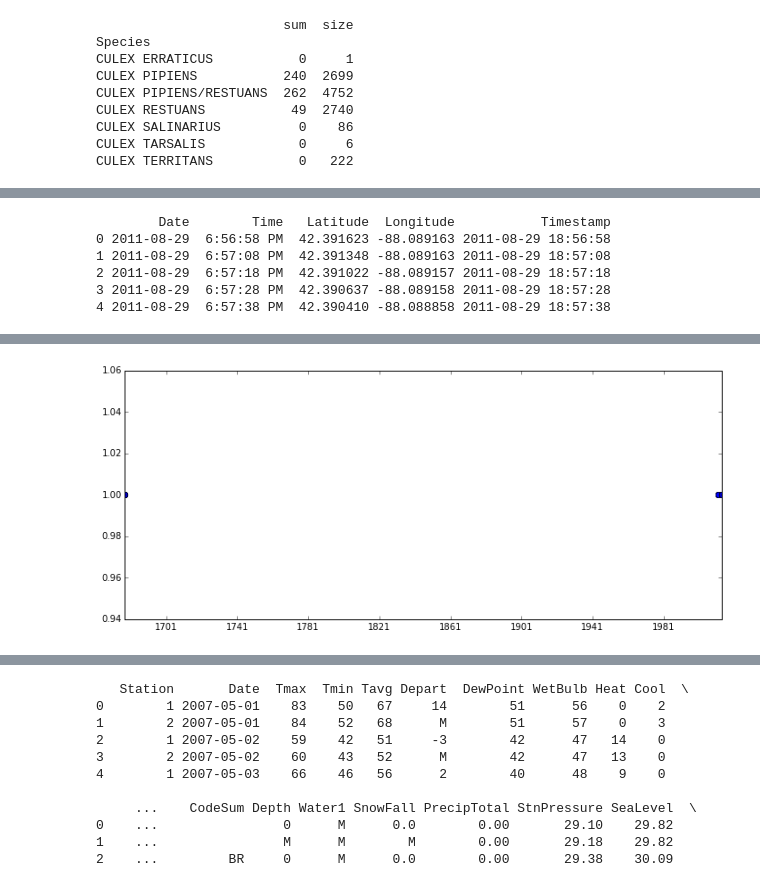
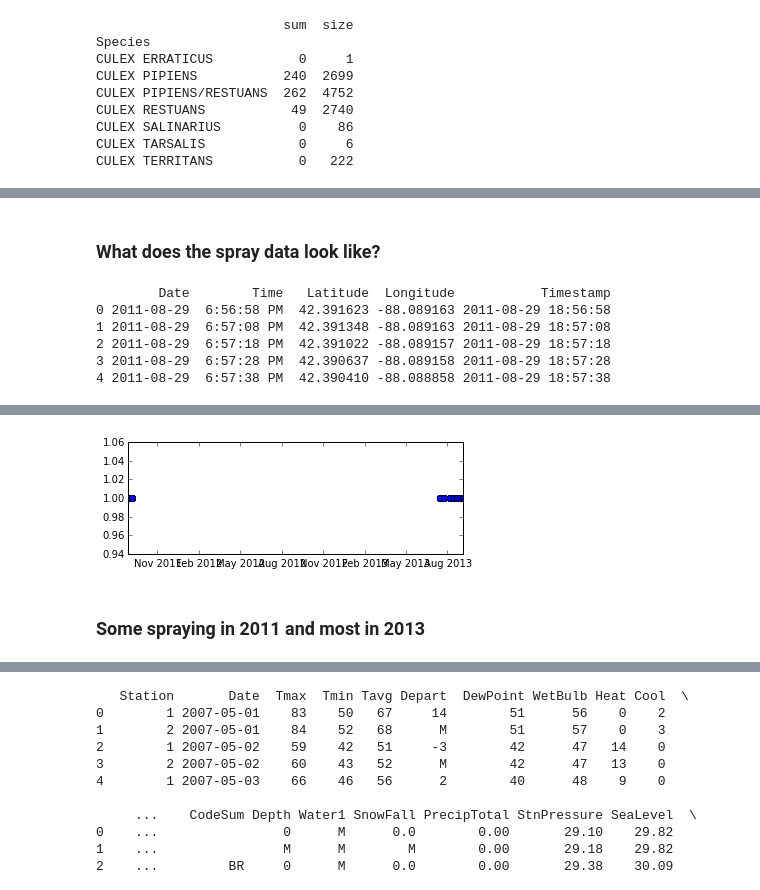
Before and after one commit to thekensta/kaggle-west-nile-virus, a Jupyter notebook: wnv.ipynb, the cells around one changed output, grey strips where cells are left out. Cells and saved outputs as stored; diff of their text form; code cells hidden in the pictures.

```diff
--- a/wnv.ipynb
+++ b/wnv.ipynb
@@ -7,10 +14,3 @@ import matplotlib.pyplot as plt
 import matplotlib.cm as cmap
 # %%
 from sklearn import ensemble, preprocessing
-# %%
-dataframes = {}
-
-files = !ls input/
-for f in [f for f in files if f.endswith('.csv')]:
-    datecol = ['Date'] if f != 'sampleSubmission.csv' else None
-    dataframes[f] = pd.read_csv('input/' + f, parse_dates=datecol)
@@ -86,3 +128,5 @@ year
+# %% [markdown]
+### What does the spray data look like?
 # %%
 spray = dataframes['spray.csv']
 spray["Timestamp"] = pd.to_datetime(spray.Date.apply(str) + " " + spray.Time)
@@ -97,9 +141,16 @@ print(dataframes['spray.csv'].head())
 # %%
 print(spray.Date.min())
 print(spray.Date.max())
-plt.plot_date(spray.Timestamp, np.ones(spray.shape[0]))
+print(spray.Timestamp.min())
+print(spray.Timestamp.max())
+
+# Timestamp Gives weird 1700 date??
+# feels like plot_date issue though
+#plt.plot_date(spray.Timestamp, np.ones(spray.shape[0]))
+
+plt.plot_date(spray.Date, np.ones(spray.shape[0]))
 fig = plt.gcf()
-fig.set_size_inches(12, 5)
+fig.set_size_inches(6, 2)
 # %% [output]
 2011-08-29 00:00:00
 2013-09-05 00:00:00
@@ -106 +159,3 @@ fig.set_size_inches(12, 5)
-[figure, old version]
+[figure, new version]
+# %% [markdown]
+### Some spraying in 2011 and most in 2013
```
Also changed, not shown: parts of 18 cells of this notebook, 1 other file.
